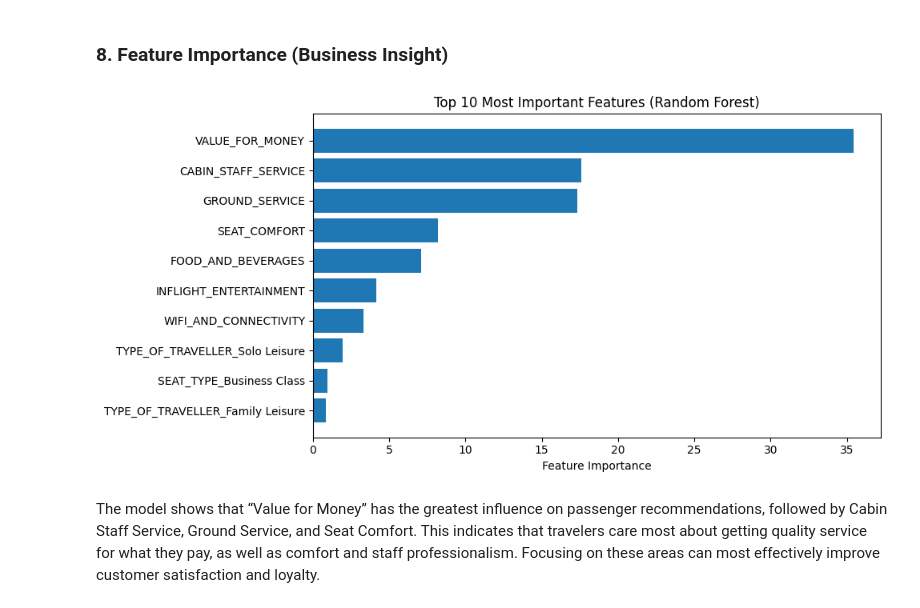
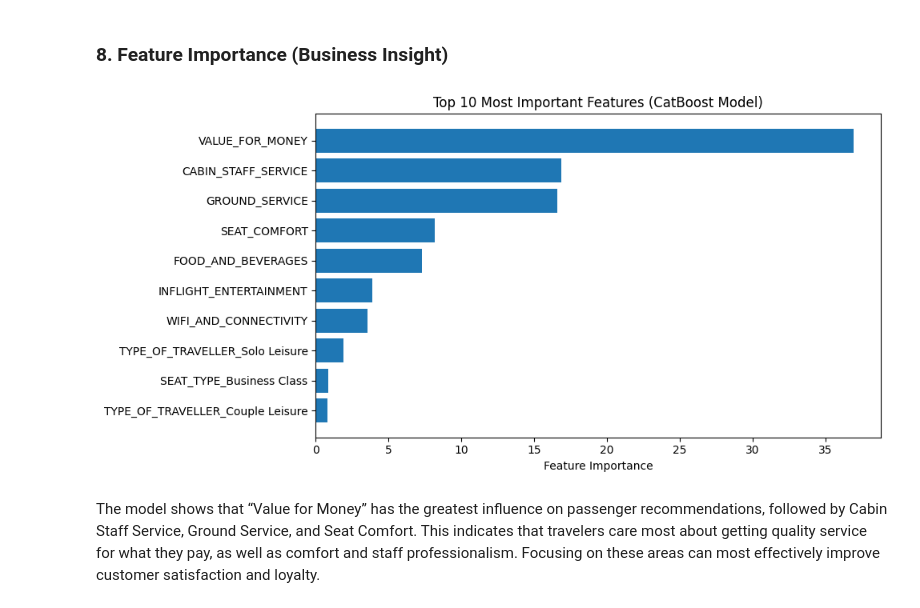
Before and after one commit to alyssaqle/skytrax_review_ml_pipeline, a Jupyter notebook: notebooks/classification.ipynb, the cells around one changed output. Cells and saved outputs as stored; diff of their text form; code cells hidden in the pictures.

```diff
--- a/notebooks/classification.ipynb
+++ b/notebooks/classification.ipynb
@@ -372,27 +391,27 @@ The model maintains high precision and recall (AP = 0.98), indicating it capture
 # %%
 # Visualize feature importances
 best_model = grid.best_estimator_.named_steps['clf']
 ohe = grid.best_estimator_.named_steps['prep'].named_transformers_['cat'].named_steps['ohe']
 
 # Get feature names after encoding
 cat_features = ohe.get_feature_names_out(cat_cols)
 all_features = np.concatenate([num_cols, cat_features])
 
 # Create dataframe
 fi = pd.DataFrame({
     'Feature': all_features,
     'Importance': best_model.feature_importances_
 }).sort_values('Importance', ascending=False)
 
 # Plot top 10
 plt.figure(figsize=(10,5))
 plt.barh(fi['Feature'][:10][::-1], fi['Importance'][:10][::-1])
-plt.title("Top 10 Most Important Features (Random Forest)")
+plt.title("Top 10 Most Important Features (CatBoost Model)")
 plt.xlabel("Feature Importance")
 plt.tight_layout()
 plt.show()
 # %% [output]
-[figure, old version]
+[figure, new version]
 # %% [markdown]
 The model shows that “Value for Money” has the greatest influence on passenger recommendations, followed by Cabin Staff Service, Ground Service, and Seat Comfort. This indicates that travelers care most about getting quality service for what they pay, as well as comfort and staff professionalism. Focusing on these areas can most effectively improve customer satisfaction and loyalty.
 # %% [markdown]
```
Also changed, not shown: parts of 9 cells of this notebook, 2 other files.
